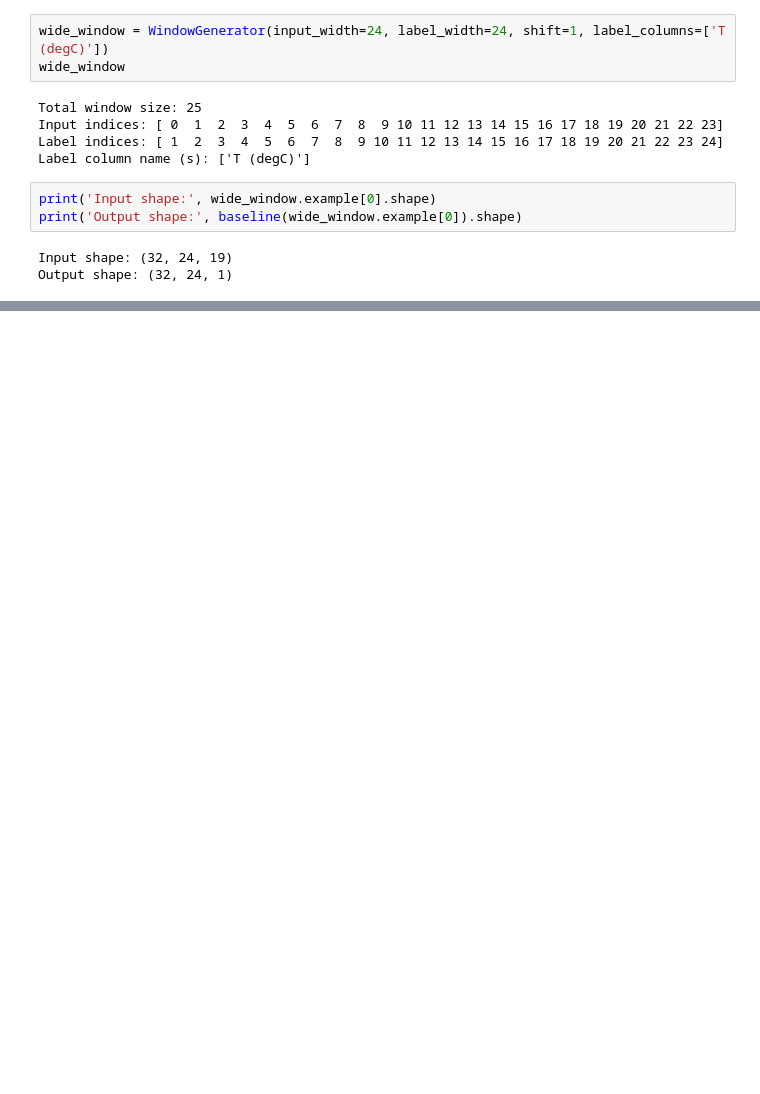
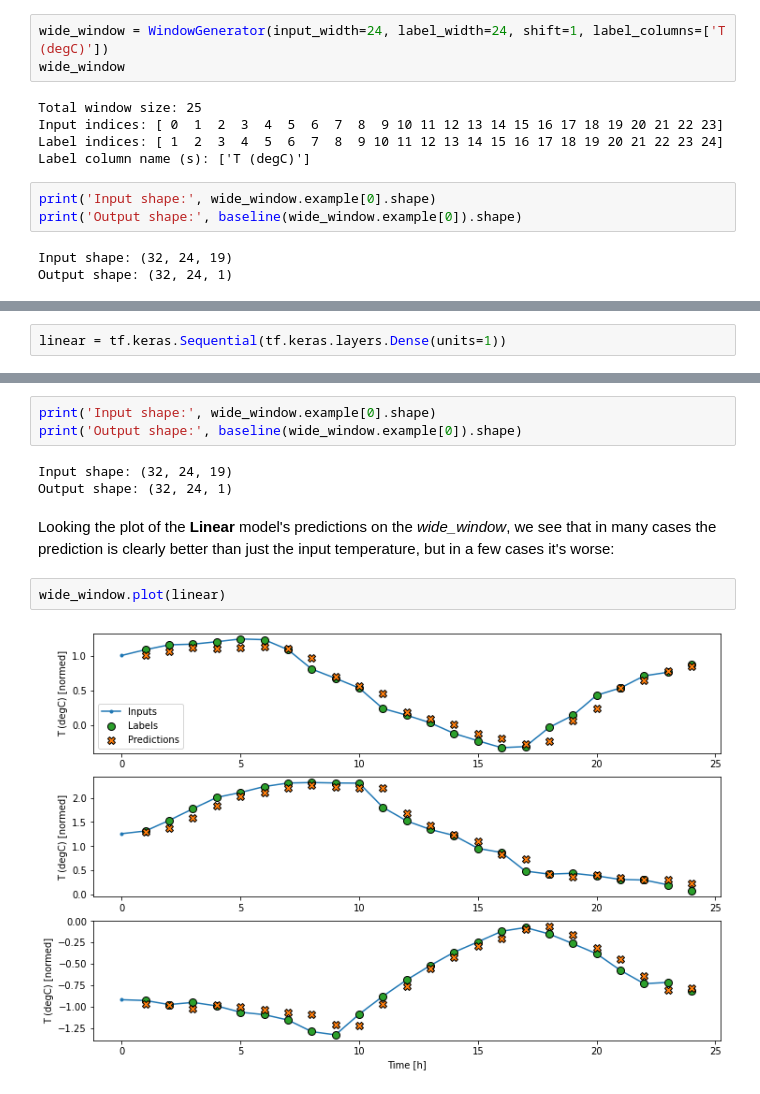
Before and after one commit to kenares/Keras, a Jupyter notebook: Advanced-Tensorflow-Time-Series-Forecasting.ipynb, the cells around one changed output, grey strips where cells are left out. Saved outputs shown, nothing was run; the diff lists cells and outputs as text; blank space fills up the shorter version.

```diff
--- a/Advanced-Tensorflow-Time-Series-Forecasting.ipynb
+++ b/Advanced-Tensorflow-Time-Series-Forecasting.ipynb
@@ -608,0 +626,2 @@ wide_window.plot(baseline)
+# %%
+linear = tf.keras.Sequential(tf.keras.layers.Dense(units=1))
@@ -608,0 +681,12 @@ wide_window.plot(baseline)
+# %%
+print('Input shape:', wide_window.example[0].shape)
+print('Output shape:', baseline(wide_window.example[0]).shape)
+# %% [output]
+Input shape: (32, 24, 19)
+Output shape: (32, 24, 1)
+# %% [markdown]
+Looking the plot of the **Linear** model's predictions on the *wide_window*, we see that in many cases the prediction is clearly better than just the input temperature, but in a few cases it's worse:
+# %%
+wide_window.plot(linear)
+# %% [output]
+[figure, added]
```
Also changed, not shown: parts of 90 cells of this notebook.
